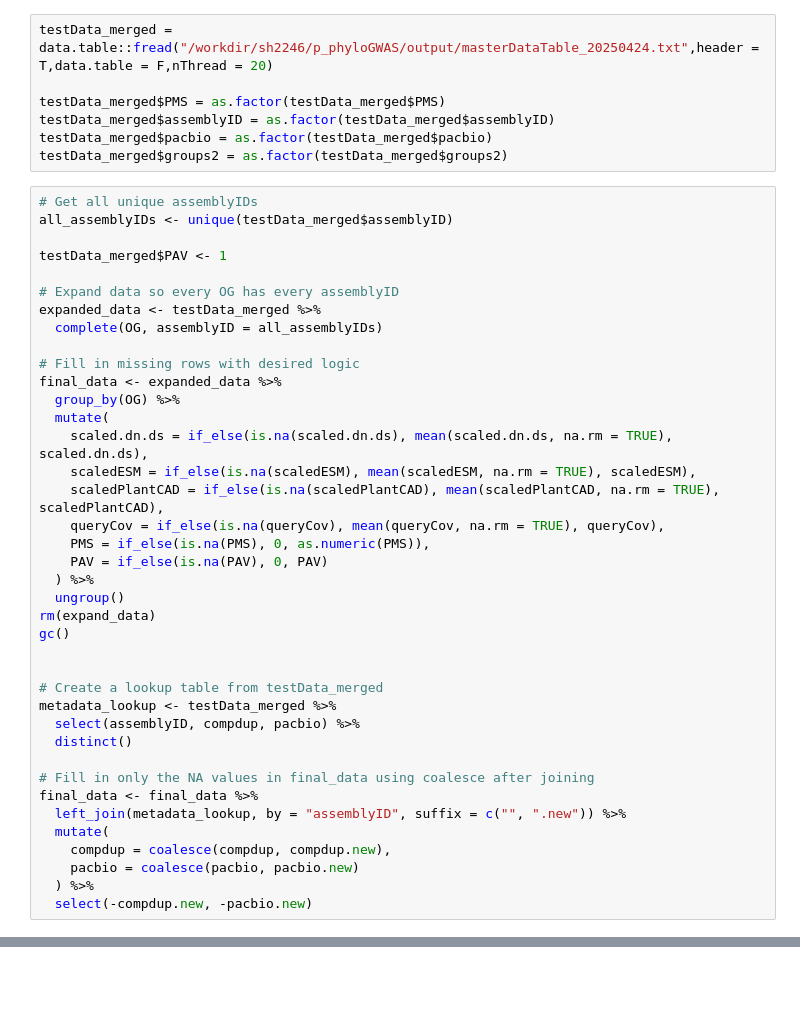
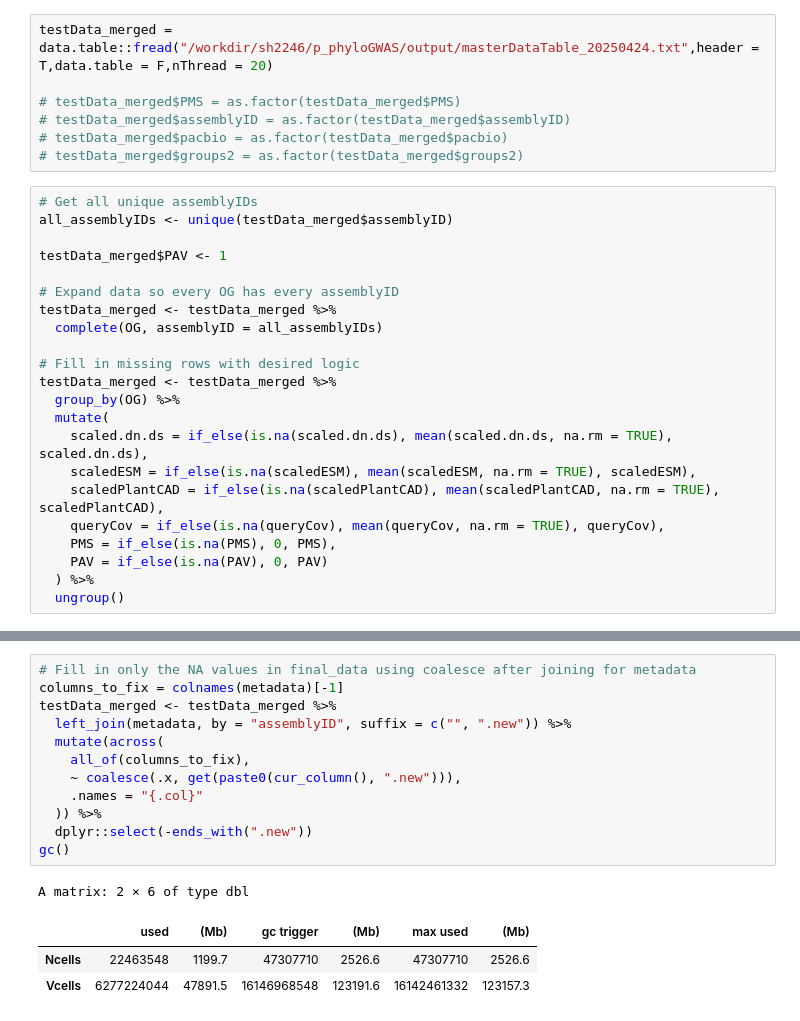
Before and after one commit to maize-genetics/p_phyloGWAS, a Jupyter notebook: notebook/08_linearModeling/08B_perOGModeling.ipynb, the cells around one changed output, grey strips where cells are left out. Drawn from its saved outputs; the diff is of its cells as text; blank space fills up the shorter version.

```diff
--- a/notebook/08_linearModeling/08B_perOGModeling.ipynb
+++ b/notebook/08_linearModeling/08B_perOGModeling.ipynb
@@ -124,10 +222,10 @@ colnames(envDf)[1] = "assemblyID"
 # %%
 testData_merged = data.table::fread("/workdir/sh2246/p_phyloGWAS/output/masterDataTable_20250424.txt",header = T,data.table = F,nThread = 20)
 
-testData_merged$PMS = as.factor(testData_merged$PMS)
-testData_merged$assemblyID = as.factor(testData_merged$assemblyID)
-testData_merged$pacbio = as.factor(testData_merged$pacbio)
-testData_merged$groups2 = as.factor(testData_merged$groups2)
+# testData_merged$PMS = as.factor(testData_merged$PMS)
+# testData_merged$assemblyID = as.factor(testData_merged$assemblyID)
+# testData_merged$pacbio = as.factor(testData_merged$pacbio)
+# testData_merged$groups2 = as.factor(testData_merged$groups2)
 # %%
 # Get all unique assemblyIDs
 all_assemblyIDs <- unique(testData_merged$assemblyID)
@@ -135,35 +233,18 @@ all_assemblyIDs <- unique(testData_merged$assemblyID)
 testData_merged$PAV <- 1
 
 # Expand data so every OG has every assemblyID
-expanded_data <- testData_merged %>%
+testData_merged <- testData_merged %>%
   complete(OG, assemblyID = all_assemblyIDs)
 
 # Fill in missing rows with desired logic
-final_data <- expanded_data %>%
+testData_merged <- testData_merged %>%
   group_by(OG) %>%
   mutate(
     scaled.dn.ds = if_else(is.na(scaled.dn.ds), mean(scaled.dn.ds, na.rm = TRUE), scaled.dn.ds),
     scaledESM = if_else(is.na(scaledESM), mean(scaledESM, na.rm = TRUE), scaledESM),
     scaledPlantCAD = if_else(is.na(scaledPlantCAD), mean(scaledPlantCAD, na.rm = TRUE), scaledPlantCAD),
     queryCov = if_else(is.na(queryCov), mean(queryCov, na.rm = TRUE), queryCov),
-    PMS = if_else(is.na(PMS), 0, as.numeric(PMS)),
+    PMS = if_else(is.na(PMS), 0, PMS),
     PAV = if_else(is.na(PAV), 0, PAV)
   ) %>%
   ungroup()
-rm(expand_data)
-gc()
-
-
-# Create a lookup table from testData_merged
-metadata_lookup <- testData_merged %>%
-  select(assemblyID, compdup, pacbio) %>%
-  distinct()
-
-# Fill in only the NA values in final_data using coalesce after joining
-final_data <- final_data %>%
-  left_join(metadata_lookup, by = "assemblyID", suffix = c("", ".new")) %>%
-  mutate(
-    compdup = coalesce(compdup, compdup.new),
-    pacbio = coalesce(pacbio, pacbio.new)
-  ) %>%
-  select(-compdup.new, -pacbio.new)
@@ -177,0 +251,17 @@ ERROR: Error in (function (classes, fdef, mtable) : unable to find an inherited
+# %%
+# Fill in only the NA values in final_data using coalesce after joining for metadata
+columns_to_fix = colnames(metadata)[-1]
+testData_merged <- testData_merged %>%
+  left_join(metadata, by = "assemblyID", suffix = c("", ".new")) %>%
+  mutate(across(
+    all_of(columns_to_fix),
+    ~ coalesce(.x, get(paste0(cur_column(), ".new"))),
+    .names = "{.col}"
+  )) %>%
+  dplyr::select(-ends_with(".new"))
+gc()
+# %% [output]
+A matrix: 2 × 6 of type dbl
+|  | used | (Mb) | gc trigger | (Mb) | max used | (Mb) |
+| Ncells | 22463548 | 1199.7 | 47307710 | 2526.6 | 47307710 | 2526.6 |
+| Vcells | 6277224044 | 47891.5 | 16146968548 | 123191.6 | 16142461332 | 123157.3 |
```
Also changed, not shown: parts of 17 cells of this notebook.
